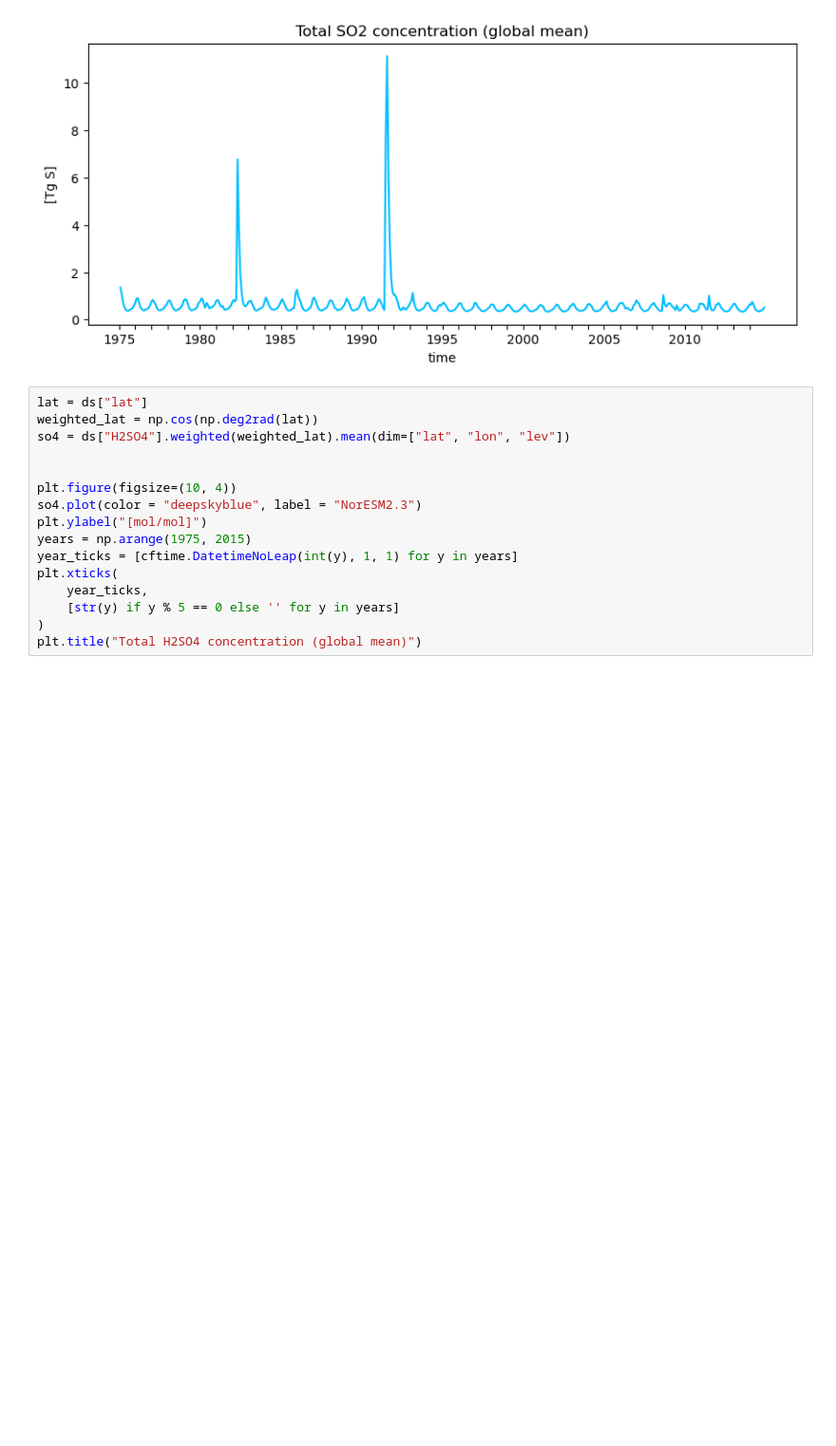
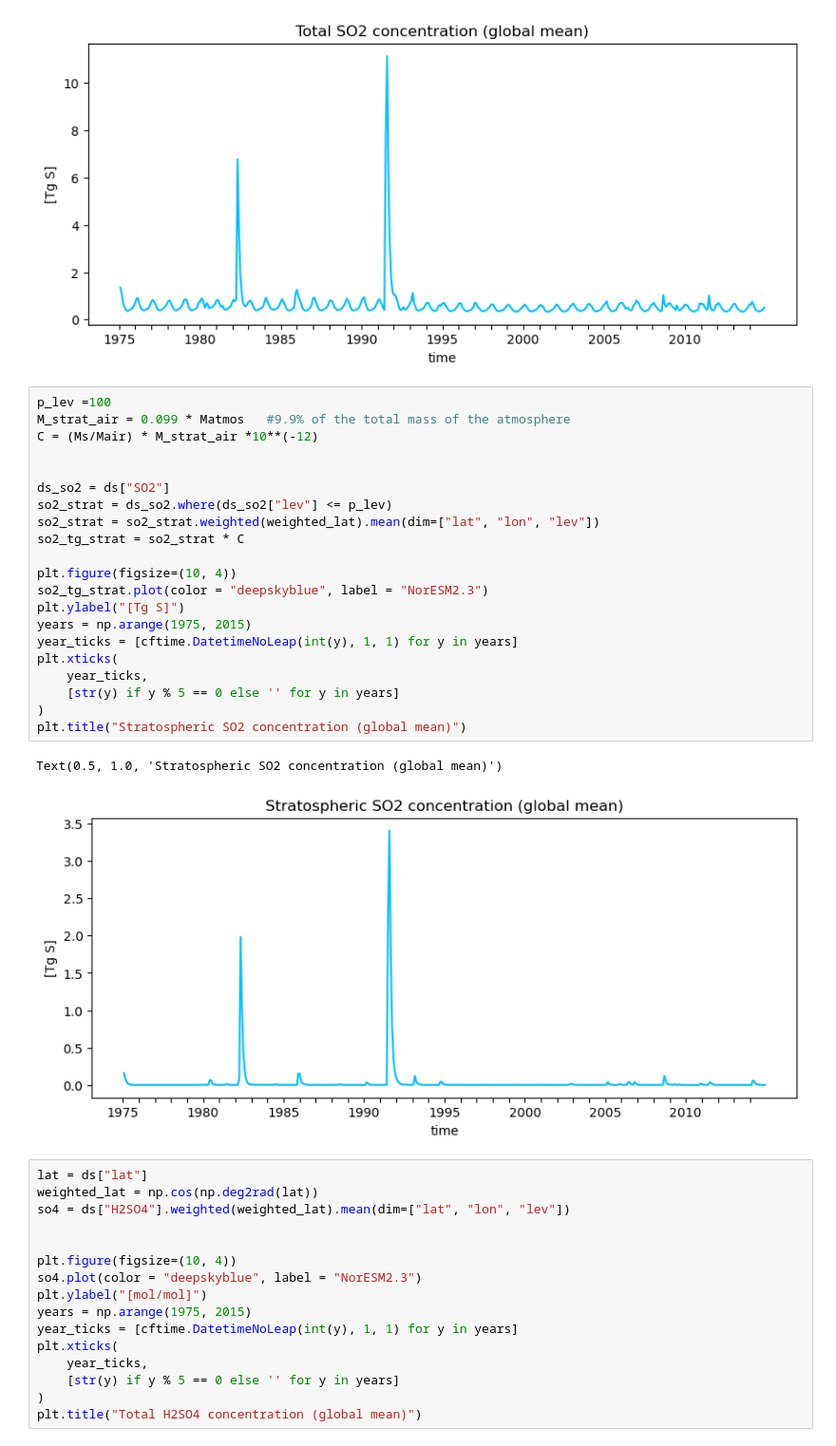
Before and after one commit to EliHHogemo/master_thesis, a Jupyter notebook: sulfur_pinatubo.ipynb, the cells around one changed output. Shown at 95% size. Cells and saved outputs as stored; diff of their text form; blank space fills up the shorter version.

Commit message:
stratospheric SO2 in

```diff
--- a/sulfur_pinatubo.ipynb
+++ b/sulfur_pinatubo.ipynb
@@ -66,6 +61,30 @@ plt.title("Total SO2 concentration (global mean)")
 # %% [output]
 Text(0.5, 1.0, 'Total SO2 concentration (global mean)')
 [figure]
+# %%
+p_lev =100
+M_strat_air = 0.099 * Matmos   #9.9% of the total mass of the atmosphere
+C = (Ms/Mair) * M_strat_air *10**(-12)
+
+
+ds_so2 = ds["SO2"]
+so2_strat = ds_so2.where(ds_so2["lev"] <= p_lev)
+so2_strat = so2_strat.weighted(weighted_lat).mean(dim=["lat", "lon", "lev"])
+so2_tg_strat = so2_strat * C
+
+plt.figure(figsize=(10, 4))
+so2_tg_strat.plot(color = "deepskyblue", label = "NorESM2.3")
+plt.ylabel("[Tg S]")
+years = np.arange(1975, 2015)
+year_ticks = [cftime.DatetimeNoLeap(int(y), 1, 1) for y in years]
+plt.xticks(
+    year_ticks,
+    [str(y) if y % 5 == 0 else '' for y in years]
+)
+plt.title("Stratospheric SO2 concentration (global mean)")
+# %% [output]
+Text(0.5, 1.0, 'Stratospheric SO2 concentration (global mean)')
+[figure, added]
 # %%
 lat = ds["lat"]
 weighted_lat = np.cos(np.deg2rad(lat))
```
Also changed, not shown: parts of 3 cells of this notebook.
